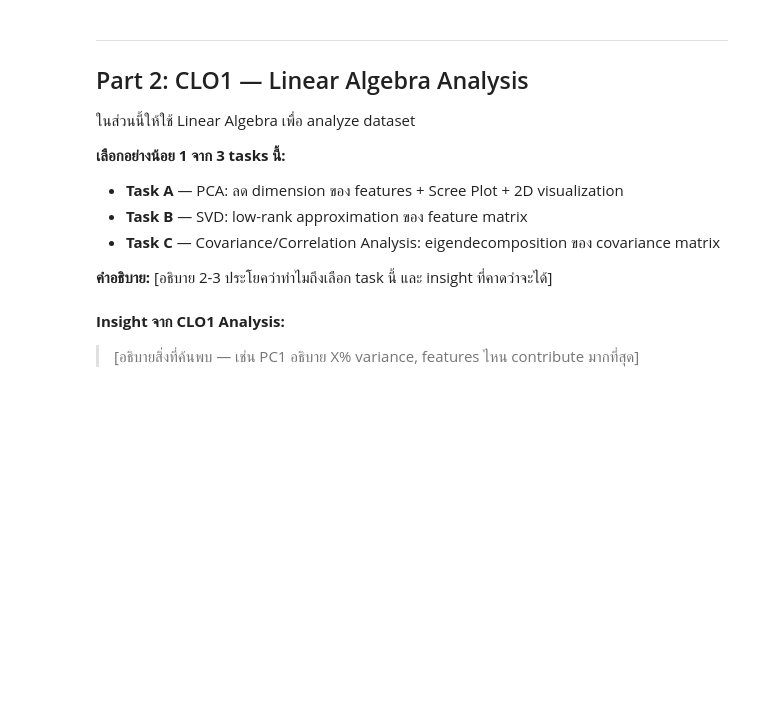
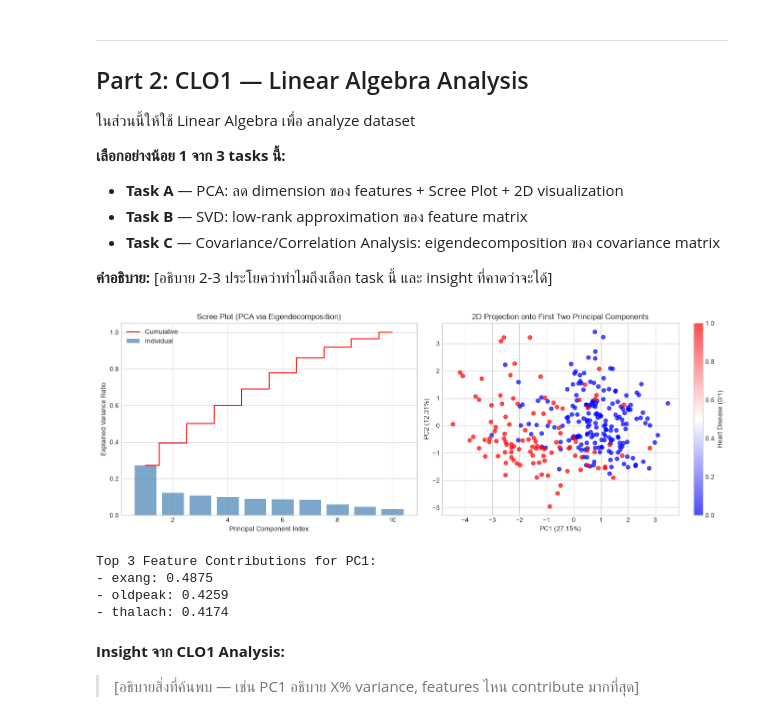
Before and after one commit to Thirat-bit/Math-Final-Project---Heart-Attack-Prediction, a Jupyter notebook: lab15_project_template.ipynb, the cells around one changed output. Drawn from its saved outputs; the diff is of its cells as text; code cells hidden in the pictures; blank space fills up the shorter version.

```diff
--- a/lab15_project_template.ipynb
+++ b/lab15_project_template.ipynb
@@ -128,15 +162,56 @@ pass
 # %%
 # ─── CLO1: Linear Algebra Analysis ──────────────────────────────
 # วัตถุประสงค์: [ระบุว่าทำอะไร — PCA / SVD / Covariance]
 
 # TODO: เขียน code ที่นี่
-# ตัวอย่างสำหรับ PCA:
-# X = df[feature_cols].values
-# X_centered = X - X.mean(axis=0)
-# C = (1/(len(X)-1)) * X_centered.T @ X_centered
-# eigenvalues, eigenvectors = np.linalg.eigh(C)
-# ...
-pass
+X_features = df[feature_cols].values
+X_std = (X_features - X_features.mean(axis=0)) / X_features.std(axis=0)
+
+# 2. คำนวณ Covariance Matrix (1/(n-1) * X.T @ X)
+n = X_std.shape[0]
+cov_matrix = (1 / (n - 1)) * (X_std.T @ X_std)
+
+# 3. Eigendecomposition
+eigenvalues, eigenvectors = np.linalg.eigh(cov_matrix)
+
+# เรียงลำดับจากค่า Eigenvalue มากไปน้อย
+idx_sorted = np.argsort(eigenvalues)[::-1]
+eigenvalues = eigenvalues[idx_sorted]
+eigenvectors = eigenvectors[:, idx_sorted]
+
+# คำนวณ Explained Variance Ratio
+var_explained = eigenvalues / np.sum(eigenvalues)
+cum_var_explained = np.cumsum(var_explained)
+
+# 4. แสดง Scree Plot และ Cumulative Variance
+fig, axes = plt.subplots(1, 2, figsize=(14, 5))
+axes[0].bar(range(1, len(var_explained) + 1), var_explained, alpha=0.7, color='steelblue', label='Individual')
+axes[0].step(range(1, len(cum_var_explained) + 1), cum_var_explained, where='mid', color='red', label='Cumulative')
+axes[0].set_xlabel('Principal Component Index')
+axes[0].set_ylabel('Explained Variance Ratio')
+axes[0].set_title('Scree Plot (PCA via Eigendecomposition)')
+axes[0].legend()
+
+# 5. Project ข้อมูลลงสู่ 2D Space (PC1 vs PC2)
+pc1_pc2 = X_std @ eigenvectors[:, :2]
+scatter = axes[1].scatter(pc1_pc2[:, 0], pc1_pc2[:, 1], c=df['num'], cmap='bwr', alpha=0.7)
+axes[1].set_xlabel(f'PC1 ({var_explained[0]*100:.2f}%)')
+axes[1].set_ylabel(f'PC2 ({var_explained[1]*100:.2f}%)')
+axes[1].set_title('2D Projection onto First Two Principal Components')
+plt.colorbar(scatter, ax=axes[1], label='Heart Disease (0/1)')
+
+plt.tight_layout()
+plt.show()
+
+print(f"Top 3 Feature Contributions for PC1:\n" +
+      "\n".join([f"- {feature_cols[i]}: {abs(eigenvectors[i, 0]):.4f}"
+                 for i in np.argsort(np.abs(eigenvectors[:, 0]))[::-1][:3]]))
+# %% [output]
+[figure, added]
+Top 3 Feature Contributions for PC1:
+- exang: 0.4875
+- oldpeak: 0.4259
+- thalach: 0.4174
 # %% [markdown]
 **Insight จาก CLO1 Analysis:**
 > [อธิบายสิ่งที่ค้นพบ — เช่น PC1 อธิบาย X% variance, features ไหน contribute มากที่สุด]
```
Also changed, not shown: parts of 3 cells of this notebook.
